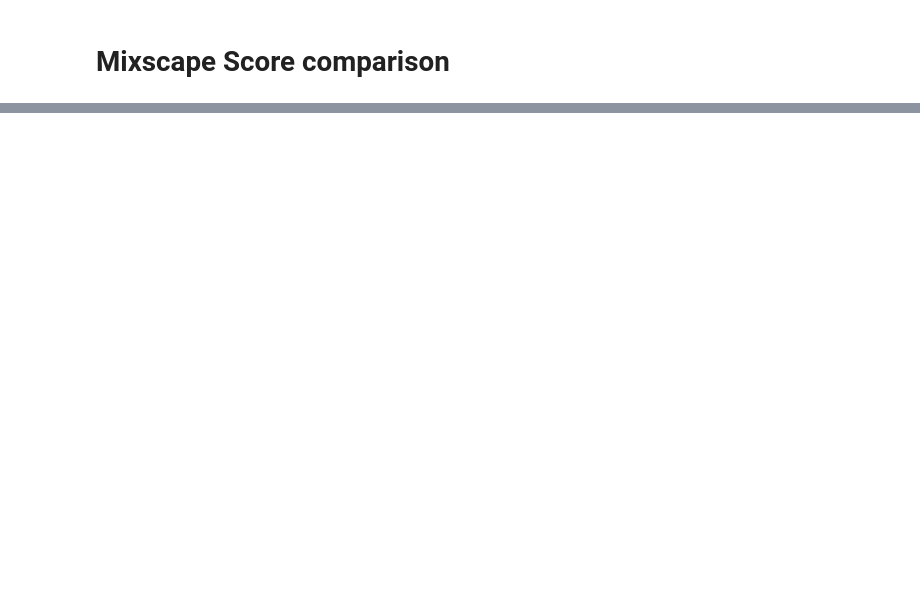
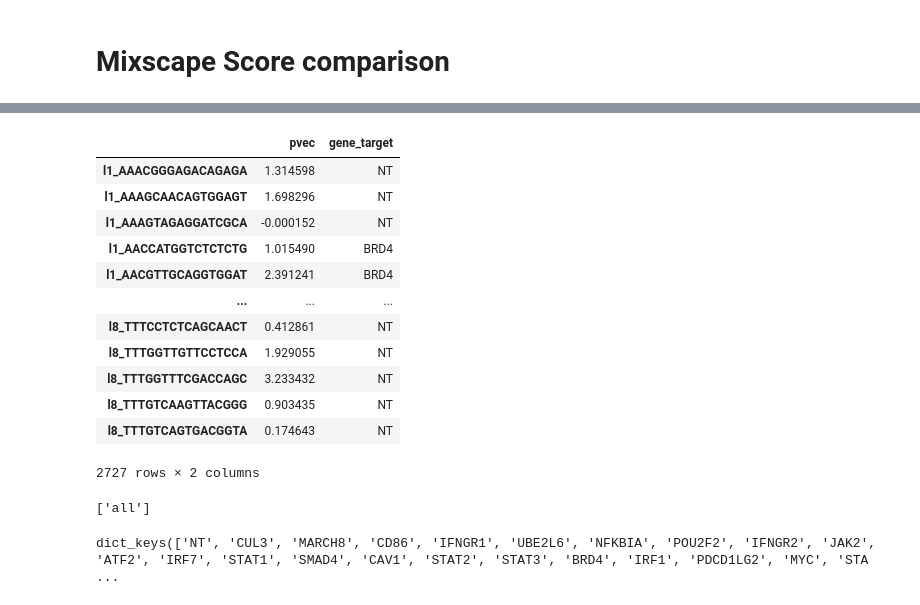
Before and after one commit to theislab/pertpy-reproducibility, a Jupyter notebook: benchmark/Mixscape/mixscape_results_comparison.ipynb, the cells around one changed output, grey strips where cells are left out. Cells and saved outputs as stored; diff of their text form; code cells hidden in the pictures; blank space fills up the shorter version.

```diff
--- a/benchmark/Mixscape/mixscape_results_comparison.ipynb
+++ b/benchmark/Mixscape/mixscape_results_comparison.ipynb
@@ -25,0 +64,40 @@ adata_original
+# %%
+adata_pertpy.uns["mixscape"]["BRD4"]["all"]
+# %% [output]
+|  | pvec | gene_target |
+| l1_AAACGGGAGACAGAGA | 1.314598 | NT |
+| l1_AAAGCAACAGTGGAGT | 1.698296 | NT |
+| l1_AAAGTAGAGGATCGCA | -0.000152 | NT |
+| l1_AACCATGGTCTCTCTG | 1.015490 | BRD4 |
+| l1_AACGTTGCAGGTGGAT | 2.391241 | BRD4 |
+| ... | ... | ... |
+| l8_TTTCCTCTCAGCAACT | 0.412861 | NT |
+| l8_TTTGGTTGTTCCTCCA | 1.929055 | NT |
+| l8_TTTGGTTTCGACCAGC | 3.233432 | NT |
+| l8_TTTGTCAAGTTACGGG | 0.903435 | NT |
+| l8_TTTGTCAGTGACGGTA | 0.174643 | NT |
+2727 rows × 2 columns
+# %%
+keys = []
+for gene in adata_pertpy.uns["mixscape"].keys():
+    keys.extend(adata_pertpy.uns["mixscape"][gene].keys())
+keys = list(set(keys))
+keys
+# %% [output]
+['all']
+# %%
+csv_dir = "output/gene_csv_files"
+prtb_score_dict = {}
+
+# Iterate over each file in the directory
+for filename in os.listdir(csv_dir):
+    if filename.endswith(".csv"):
+        gene_name = filename.replace(".csv", "")
+
+        # Load the CSV file into a pandas DataFrame
+        file_path = os.path.join(csv_dir, filename)
+        prtb_score_dict[gene_name] = pd.read_csv(file_path, index_col=0)
+
+prtb_score_dict.keys()
+# %% [output]
+dict_keys(['NT', 'CUL3', 'MARCH8', 'CD86', 'IFNGR1', 'UBE2L6', 'NFKBIA', 'POU2F2', 'IFNGR2', 'JAK2', 'ATF2', 'IRF7', 'STAT1', 'SMAD4', 'CAV1', 'STAT2', 'STAT3', 'BRD4', 'IRF1', 'PDCD1LG2', 'MYC', 'STA ...
```
Also changed, not shown: parts of 9 cells of this notebook, 1 other file.
